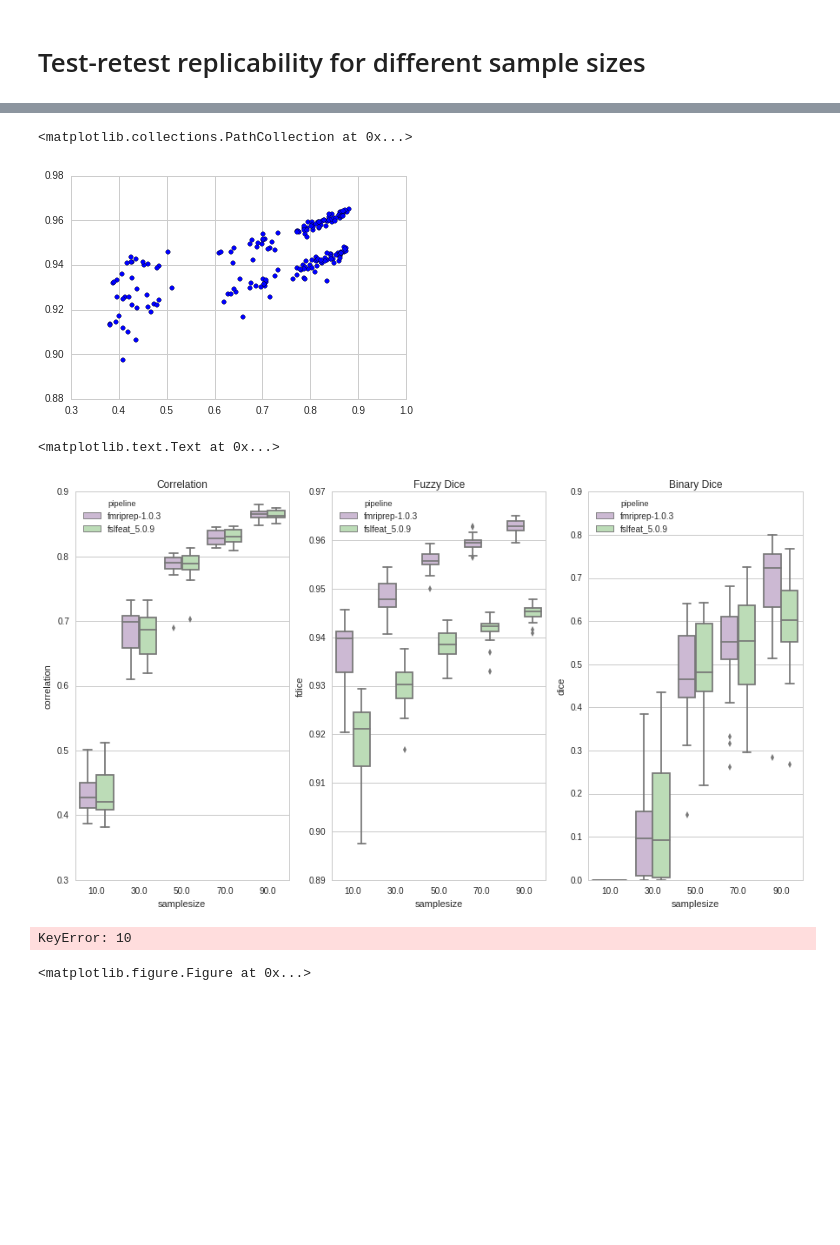
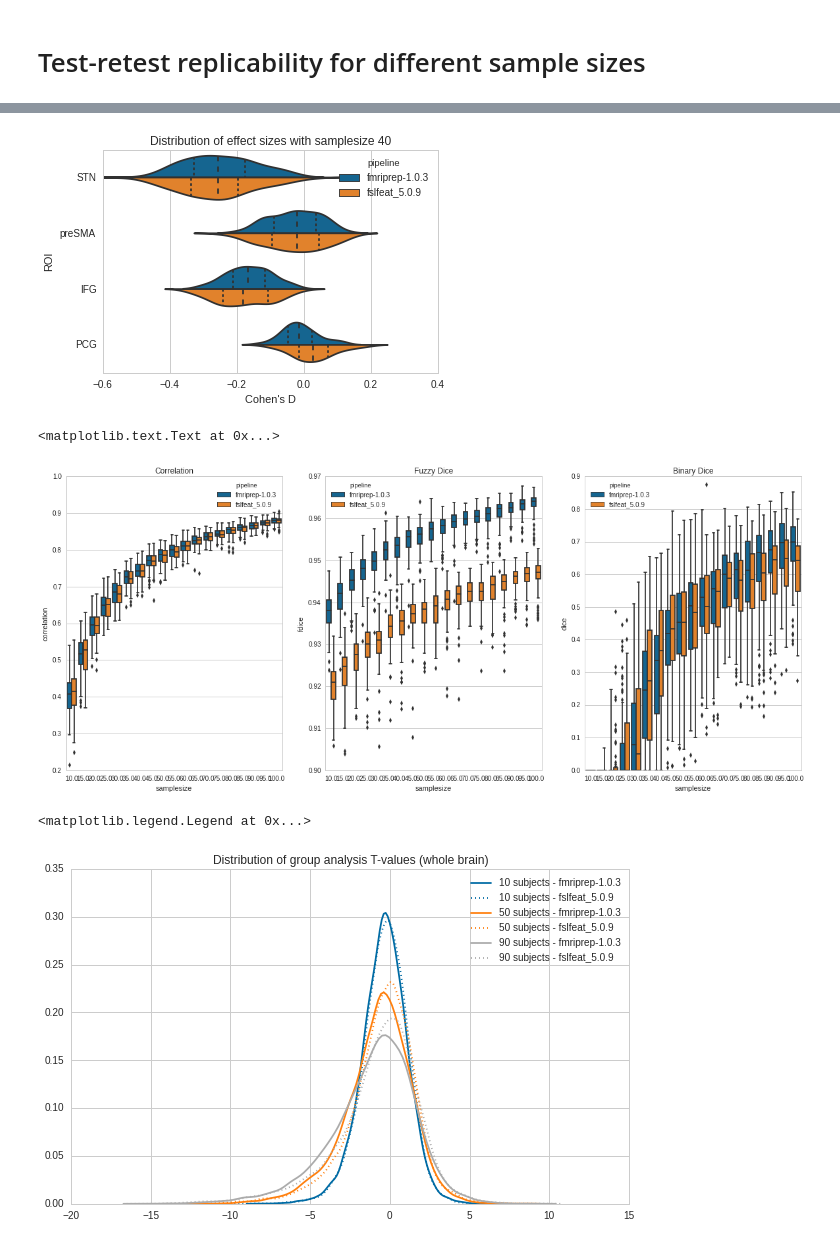
Before and after one commit to poldracklab/CNP_task_analysis, a Jupyter notebook: notebooks/MultiSubVis.ipynb, the cells around one changed output, grey strips where cells are left out. Drawn from its saved outputs; the diff is of its cells as text; code cells hidden in the pictures; blank space fills up the shorter version.

```diff
--- a/notebooks/MultiSubVis.ipynb
+++ b/notebooks/MultiSubVis.ipynb
@@ -11,11 +11,12 @@ import seaborn as sns
 import pandas as pd
 import numpy as np
 import palettable
+import json
 import sys
 import os
 
 sys.path.append(os.path.join(os.environ.get("HOME"),"CNP_analysis"))
-from utils import get_config
+from utils import get_config, atlas
 from utils.prog import log_progress as lp
 
 %matplotlib inline
@@ -25,6 +26,8 @@ sns.set_style('white')
 cols = palettable.tableau.ColorBlind_10.hex_colors
 cols += palettable.tableau.PurpleGray_6.hex_colors
 cols += palettable.tableau.Tableau_10.hex_colors
+
+sns.set_palette(palettable.tableau.ColorBlind_10.mpl_colors)
 # %%
 pipelines= ['fmriprep-1.0.3','fslfeat_5.0.9']
 # %%
@@ -261,3 +117,9 @@ for pipeline in pipelines:
+# %%
+results = pd.read_csv(os.path.join(basedir,"results.csv"),index_col=0)
+
+with open(os.path.join(basedir,"tvals.json")) as json_data:
+    allT = json.load(json_data)
+    json_data.close()
 # %%
 results.head()
 # %% [output]
@@ -280,7 +168,0 @@ plt.xlim([-0.6,0.4])
-# %%
-reslong = pd.melt(results,id_vars=['pipeline','samplesize'],
-                  value_vars=labels.values(),var_name="ROI",value_name="Cohen's D")
-sns.set_style("whitegrid")
-sns.violinplot(x="Cohen's D",y='ROI',hue='pipeline',data=reslong[reslong.samplesize==30],
-               split=True,inner='quartile')
-plt.xlim([-0.6,0.4])
@@ -290,37 +169,36 @@ plt.xlim([-0.6,0.4])
-# %%
-plt.scatter(results['correlation'],results['fdice'])
-# %% [output]
-<matplotlib.collections.PathCollection at 0x...>
-[figure, removed]
+# %%
+ESfigure(reslong,40)
+# %% [output]
+[figure, added]
 # %%
 sns.set_style("whitegrid")
-fig = plt.figure(figsize=(15,8), dpi= 100, facecolor='w', edgecolor='k')
+fig = plt.figure(figsize=(20,8), dpi= 100, facecolor='w', edgecolor='k')
 plt.subplot(1,3,1)
-sns.boxplot(x="samplesize", y="correlation", hue="pipeline", data=results, palette="PRGn")
+sns.boxplot(x="samplesize", y="correlation", hue="pipeline", data=results)
 plt.title("Correlation")
 plt.subplot(1,3,2)
-sns.boxplot(x="samplesize", y="fdice", hue="pipeline", data=results, palette="PRGn")
+sns.boxplot(x="samplesize", y="fdice", hue="pipeline", data=results)
 plt.title("Fuzzy Dice")
 plt.subplot(1,3,3)
-sns.boxplot(x="samplesize", y="dice", hue="pipeline", data=results, palette="PRGn")
+sns.boxplot(x="samplesize", y="dice", hue="pipeline", data=results)
 plt.title("Binary Dice")
 # %% [output]
 <matplotlib.text.Text at 0x...>
-[figure, old version]
+[figure, new version]
 # %%
-fig = plt.figure(figsize=(15,8), dpi= 100, facecolor='w', edgecolor='k')
+fig = plt.figure(figsize=(10,6), dpi= 100, facecolor='w', edgecolor='k')
 
-for idx,samplesize in enumerate(np.arange(10,31,20).tolist()):
+for idx,samplesize in enumerate(np.arange(10,101,40).tolist()):
     for idy,pipeline in enumerate(pipelines):
         if idy==0:
             lsty = '-'
         else:
             lsty = ':'
-        sns.distplot(allT[pipeline][samplesize],color=cols[idx],hist=False,
+        sns.distplot(allT[pipeline][str(samplesize)],color=cols[idx],hist=False,
                      kde_kws={"linestyle": lsty},label="%i subjects - %s"%(samplesize,pipeline))
 
-plt.title("Distribution of T-values (whole brain)")
+plt.title("Distribution of group analysis T-values (whole brain)")
 plt.legend()
 # %% [output]
-KeyError: 10
+<matplotlib.legend.Legend at 0x...>
-<matplotlib.figure.Figure at 0x...>
+[figure, added]
```
Also changed, not shown: parts of 19 cells of this notebook, 1 other file.
